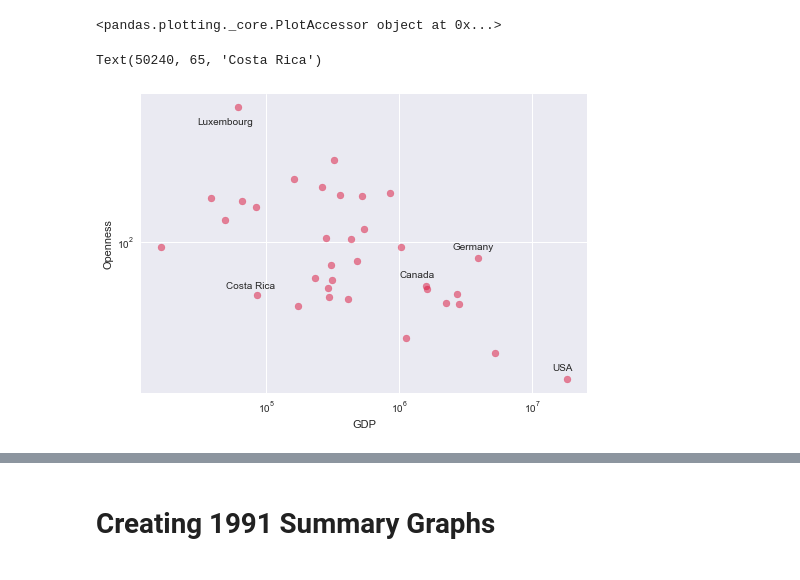
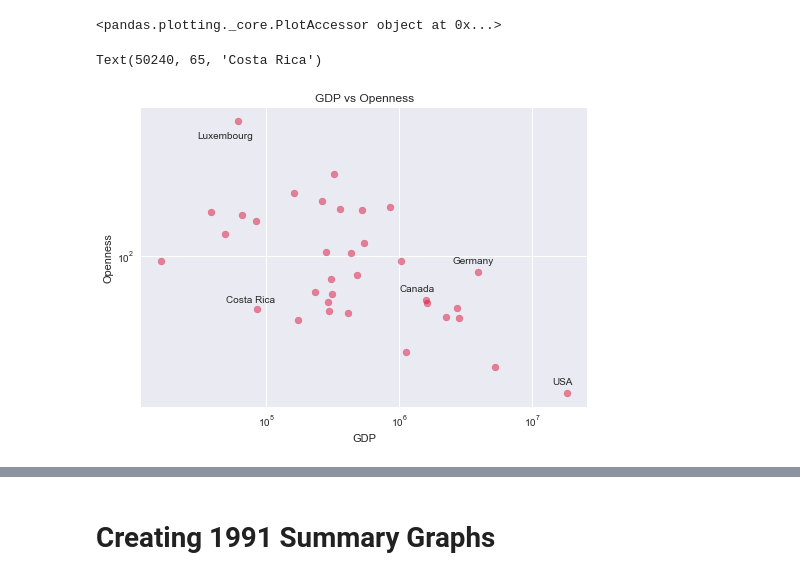
Before and after one commit to SorenRajani/UBC_Undergraduate_Thesis, a Jupyter notebook: Data_Analysis.ipynb, the cells around one changed output, grey strips where cells are left out. Saved outputs shown, nothing was run; the diff lists cells and outputs as text; code cells hidden in the pictures.

```diff
--- a/Data_Analysis.ipynb
+++ b/Data_Analysis.ipynb
@@ -140,17 +140,18 @@ df_nomulti.groupby('country').min('year')['year'].plot
 # %%
 plt.scatter(df_nomulti.loc[df_nomulti['year']==2015]['adj_gdp'],df_nomulti.loc[df_nomulti['year']==2015]['openness'],alpha = .5,
            color='crimson')
 plt.gca().spines['top'].set_visible(False)
 plt.gca().spines['right'].set_visible(False)
 plt.xscale('log')
 plt.yscale('log')
 plt.xlabel('GDP')
 plt.ylabel('Openness')
+plt.title('GDP vs Openness')
 plt.annotate('USA',(14000000,30))
 plt.annotate('Luxembourg',(30437,300))
 plt.annotate('Canada',(1004850,72))
 plt.annotate('Germany',(2509081,93))
 plt.annotate('Costa Rica',(50240,65))
 # %% [output]
 Text(50240, 65, 'Costa Rica')
-[figure, old version]
+[figure, new version]
```
Also changed, not shown: parts of 20 cells of this notebook.
